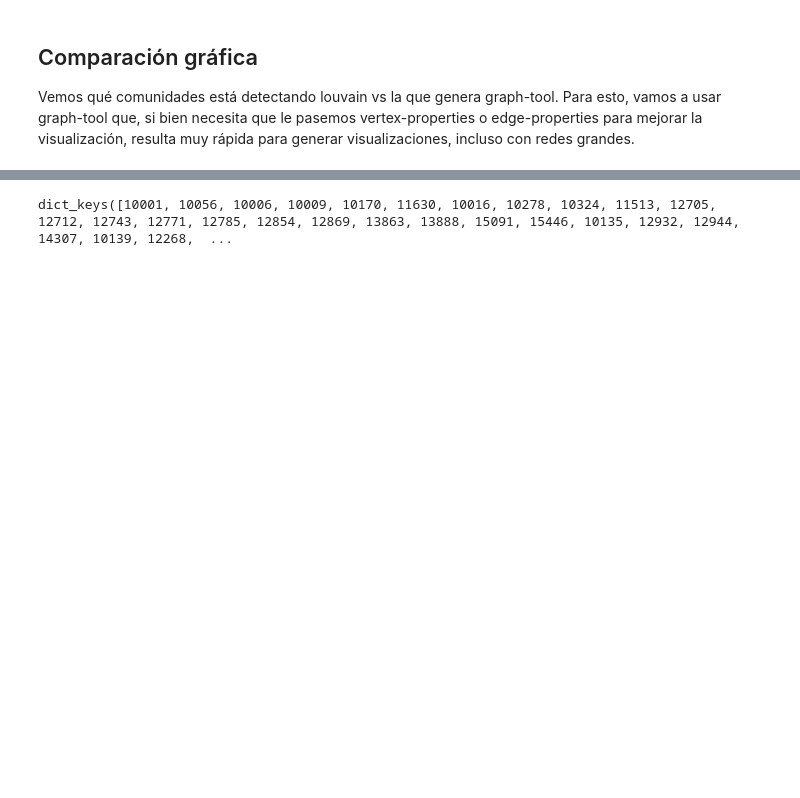
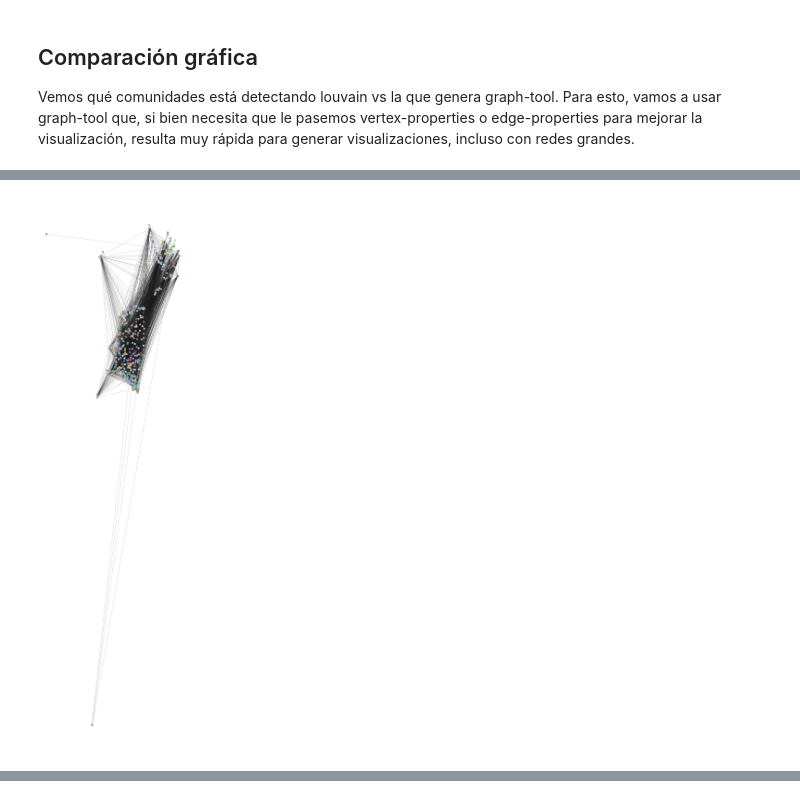
Before and after one commit to BustosMaxx/dataminig_ciencia_tegnologia, a Jupyter notebook: Insumos/comunidades_v2.ipynb, the cells around one changed output, grey strips where cells are left out. Cells and saved outputs as stored; diff of their text form; code cells hidden in the pictures; blank space fills up the shorter version.

```diff
--- a/Insumos/comunidades_v2.ipynb
+++ b/Insumos/comunidades_v2.ipynb
@@ -584,6 +427,10 @@ for ax in fig.get_axes():
 # %%
-# 1. Crear propiedad de vértice para posiciones
-pos = G_gt.new_vertex_property("vector<double>")
+# pos = gt.sfdp_layout(G_gt)
 
-for i,v in layout_coords.items():
-  pos[i] = v
+
+gt.graph_draw(u, pos=pos_gt, vertex_fill_color=color_sbm, vertex_size=10, edge_color = (0.1,0.1,0.1,0.3),
+              output_size=(1500, 3000),
+              bg_color=[1,1,1,1]
+              )
+# %% [output]
+[figure, added]
@@ -590,4 +437,0 @@ for i,v in layout_coords.items():
-# %%
-partition.keys()
-# %% [output]
-dict_keys([10001, 10056, 10006, 10009, 10170, 11630, 10016, 10278, 10324, 11513, 12705, 12712, 12743, 12771, 12785, 12854, 12869, 13863, 13888, 15091, 15446, 10135, 12932, 12944, 14307, 10139, 12268,  ...
```
Also changed, not shown: parts of 29 cells of this notebook.
